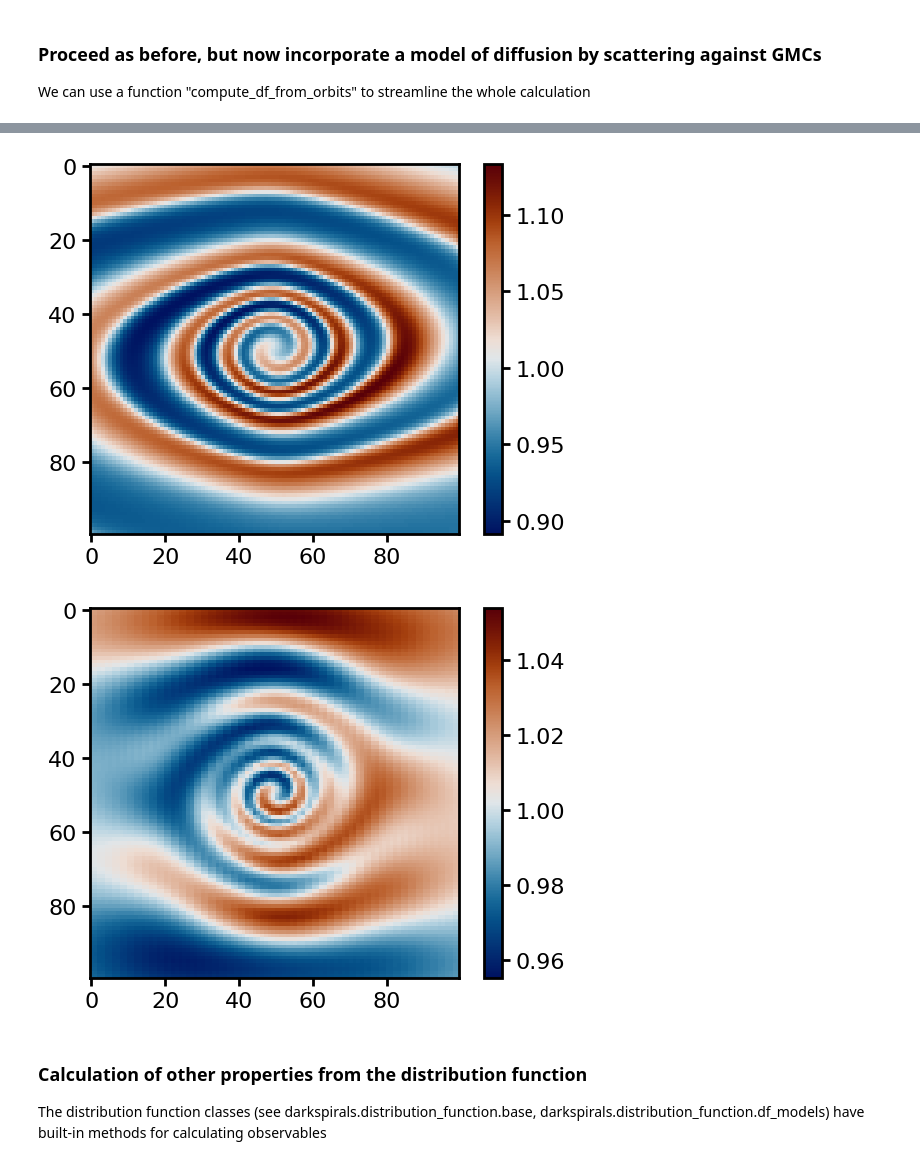
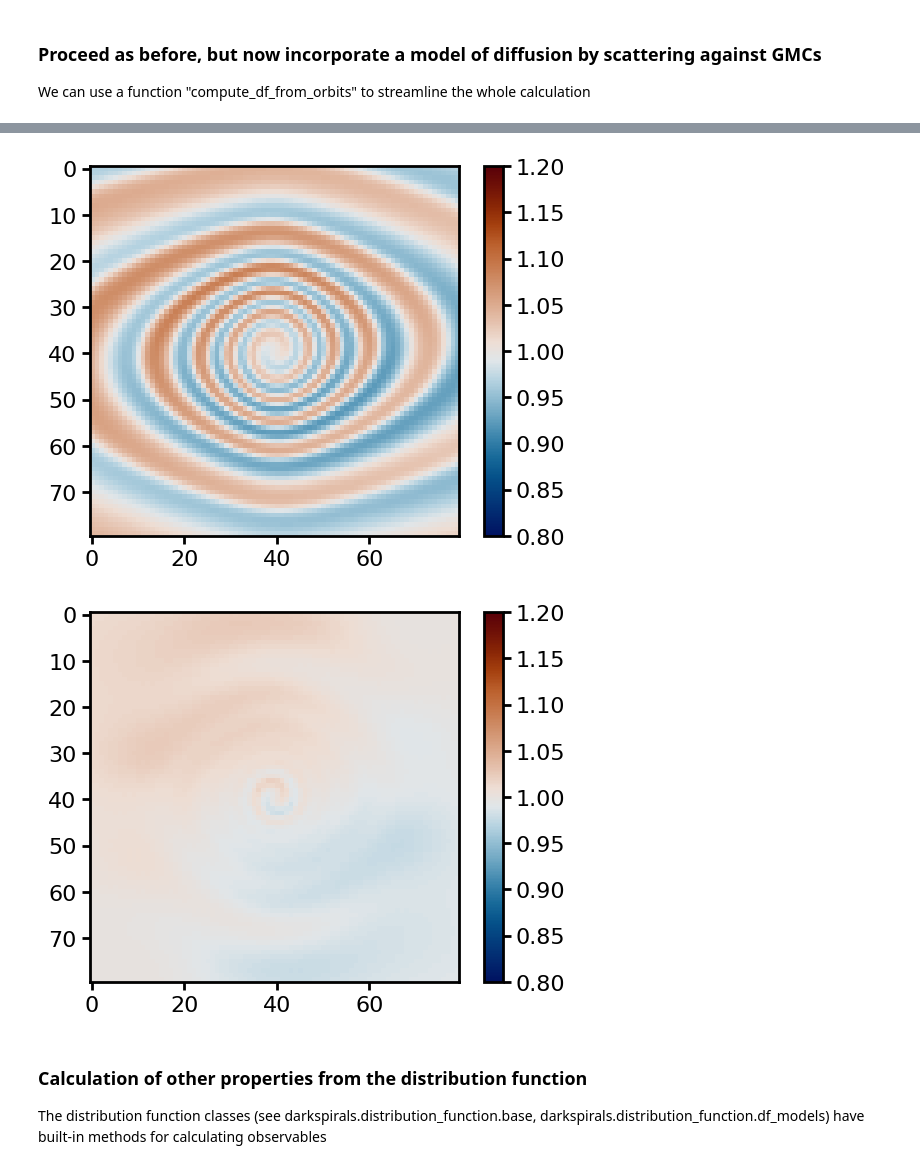
Before and after one commit to dangilman/darkspirals, a Jupyter notebook: example_notebooks/example_calculation.ipynb, the cells around one changed output, grey strips where cells are left out. Drawn from its saved outputs; the diff is of its cells as text; code cells hidden in the pictures.

```diff
--- a/example_notebooks/example_calculation.ipynb
+++ b/example_notebooks/example_calculation.ipynb
@@ -36,7 +36,7 @@ A new version of galpy (1.10.1) is available, please upgrade using pip/conda/...
 # %%
 z_min_max = 1.5
 vz_min_max = 100
-phase_space_resolution = 100
+phase_space_resolution = 80
 z = np.linspace(-z_min_max,z_min_max,phase_space_resolution)
 vz = np.linspace(-vz_min_max, vz_min_max, phase_space_resolution)
 galactic_potential = MWPotential2014
@@ -149,9 +149,9 @@ df_perturbed_with_diffusion = compute_df_from_actions(disc,
                            deltaJ_net=deltaJ_with_diffusion,
                            df_model='LI&WIDROW') # no diffusion
 
-im=plt.imshow(np.rot90(df_perturbed.function/df_eq.function), cmap=cmap);
+im=plt.imshow(np.rot90(df_perturbed.function/df_eq.function), cmap=cmap, vmin=0.8, vmax=1.2);
 plt.colorbar(im,cmap=cmap); plt.show()
 
-im=plt.imshow(np.rot90(df_perturbed_with_diffusion.function/df_eq.function), cmap=cmap);
+im=plt.imshow(np.rot90(df_perturbed_with_diffusion.function/df_eq.function), cmap=cmap, vmin=0.8, vmax=1.2);
 plt.colorbar(im,cmap=cmap); plt.show()
 # %% [output]
@@ -160,5 +160,5 @@ plt.colorbar(im,cmap=cmap); plt.show()
-[figure, old version]
+[figure, new version]
-[figure, old version]
+[figure, new version]
 # %% [markdown]
 ### Calculation of other properties from the distribution function
 
```
Also changed, not shown: parts of 8 cells of this notebook, 9 other files.
